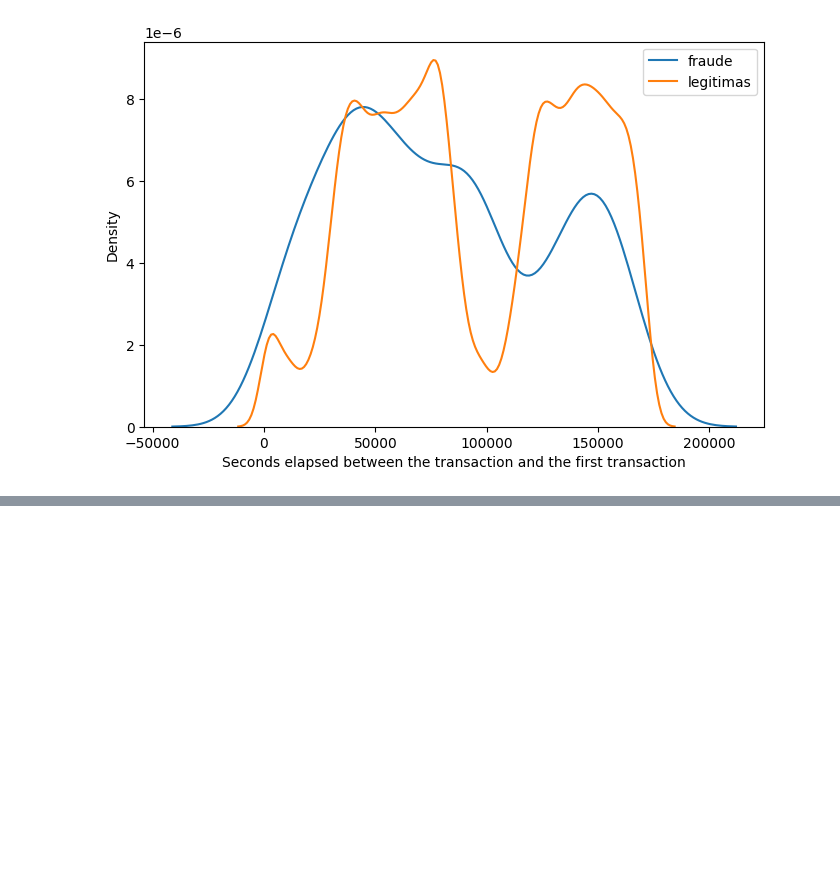
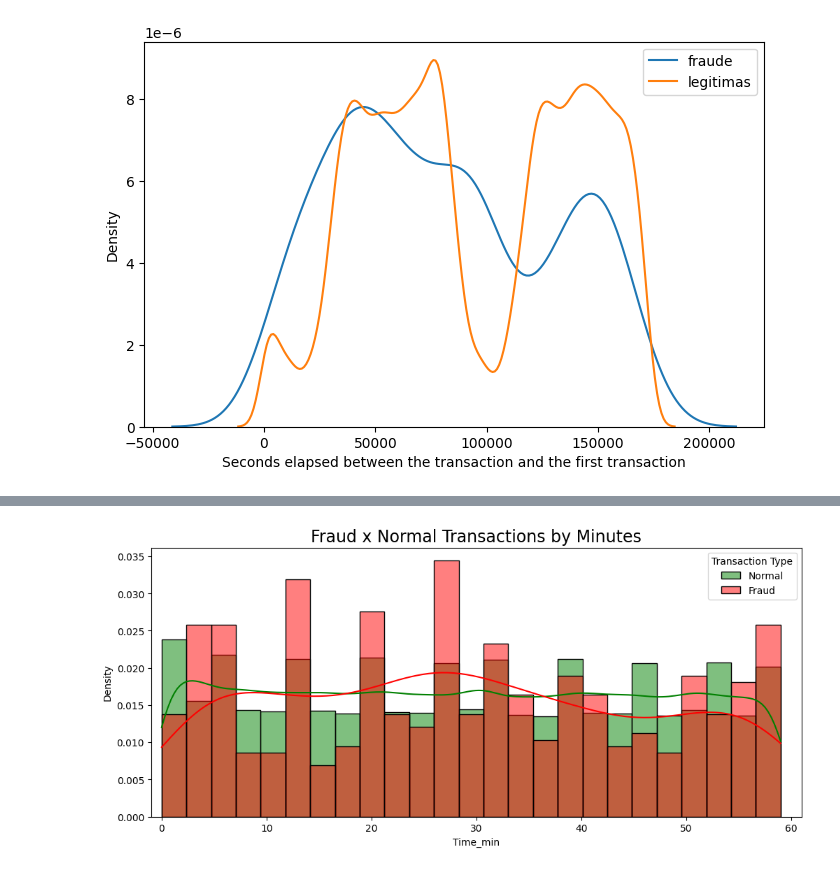
Before and after one commit to MathUPTC/Credit-Card-Fraud-Detection, a Jupyter notebook: notebooks/eda.ipynb, the cells around one changed output, grey strips where cells are left out. Cells and saved outputs as stored; diff of their text form; code cells hidden in the pictures; blank space fills up the shorter version.

```diff
--- a/notebooks/eda.ipynb
+++ b/notebooks/eda.ipynb
@@ -188,0 +223,17 @@ plt.show()
+# %%
+plt.figure(figsize=(12,5))
+
+# Histograma y KDE para transacciones normales (Class == 0)
+sns.histplot(df[df['Class'] == 0]["Time_min"],
+             color='g', kde=True, label='Normal', stat='density', bins=25)
+
+# Histograma y KDE para transacciones fraudulentas (Class == 1)
+sns.histplot(df[df['Class'] == 1]["Time_min"],
+             color='r', kde=True, label='Fraud', stat='density', bins=25)
+
+plt.title('Fraud x Normal Transactions by Minutes', fontsize=17)
+plt.xlim([-1, 61])
+plt.legend(title='Transaction Type')
+plt.show()
+# %% [output]
+[figure, added]
```
Also changed, not shown: parts of 4 cells of this notebook, 1 other file.
